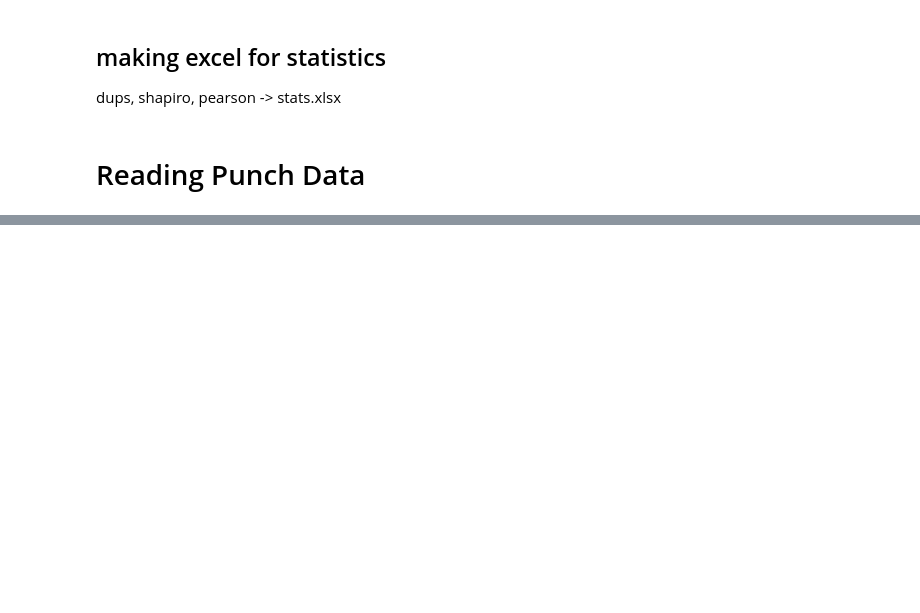
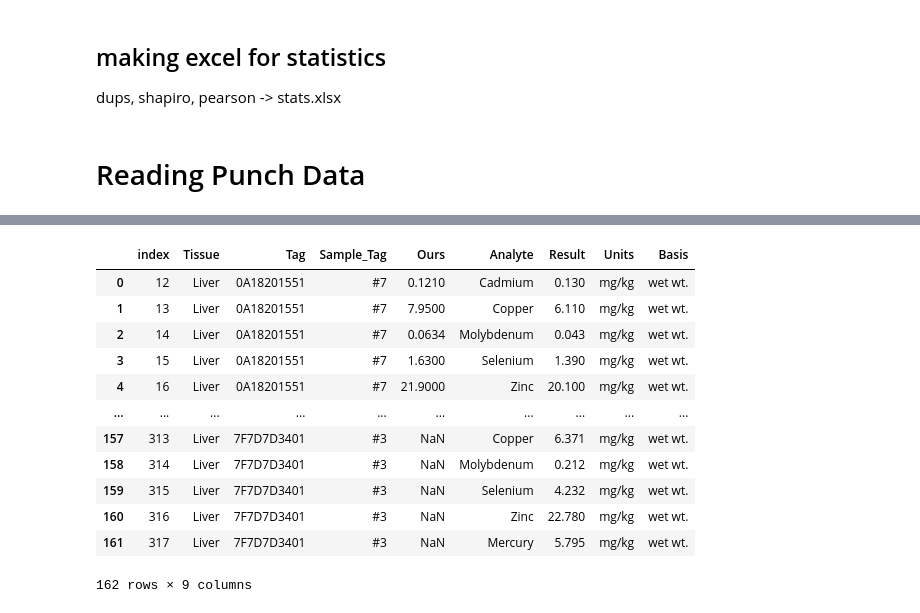
Before and after one commit to amirmtaghizadegan/Sturgeon, a Jupyter notebook: dup.ipynb, the cells around one changed output, grey strips where cells are left out. Saved outputs shown, nothing was run; the diff lists cells and outputs as text; code cells hidden in the pictures; blank space fills up the shorter version.

Commit message:
"add ours column to punch data table"

```diff
--- a/dup.ipynb
+++ b/dup.ipynb
@@ -365,3 +365,24 @@ for i in np.arange(tag_list.shape[0]):
 
 # replacing the results with Sample_Tag column :)
 punch_data["Sample_Tag"] = temp
+
+punch_data = punch_data.loc[(punch_data["Tissue"] == "Liver") | (punch_data["Tissue"] == "Muscle")]
+punch_data = punch_data.loc[:, punch_data.columns[[4, 5, 6, 12, 14, 15, 28]]]
+
+element_ref = np.c_[np.unique(data["Analyte"].to_numpy()[1:]), ["Al", "An", "As", "Ba", "Be", "Bi", "B", "Cd", "Ca", "Ce", "Cr", "Co", "Cu", "Fn", "Pb", "Li", "Mg", "Mn", "Hg", "Mo", "Ni", "P", "K", "Ru", "Se", "Na", "St", "Te", "Ta", "Tin", "Ur", "Va", "Zn", "Zi"]]
+
+elements = [element_ref[i==element_ref[:, 1], 0].item() for i in punch_data["Analyte"]]
+punch_data["Analyte"] = elements
+
+punch_data.replace("Muscle", "MT", inplace=True)
+punch_data.reset_index(inplace=True)
+
+ours = punch_data["Result"].to_numpy("single").copy()
+for i in np.arange(ours.shape[0]):
+    temp = data.loc[(data["Analyte"] == punch_data["Analyte"][i]) & (data["Units"] == "mg/kg wwt"), data.columns.str.contains(punch_data["Tissue"][i]) & data.columns.str.contains(punch_data["Sample_Tag"][i])].to_numpy("single")
+    if temp.shape[1] == 0:
+        ours[i] = None
+    else:
+        ours[i] = temp.item(0)
+
+punch_data.insert(5, column="Ours", value=ours)
@@ -367,0 +392,16 @@ punch_data["Sample_Tag"] = temp
+# %%
+punch_data
+# %% [output]
+|  | index | Tissue | Tag | Sample_Tag | Ours | Analyte | Result | Units | Basis |
+| 0 | 12 | Liver | 0A18201551 | #7 | 0.1210 | Cadmium | 0.130 | mg/kg | wet wt. |
+| 1 | 13 | Liver | 0A18201551 | #7 | 7.9500 | Copper | 6.110 | mg/kg | wet wt. |
+| 2 | 14 | Liver | 0A18201551 | #7 | 0.0634 | Molybdenum | 0.043 | mg/kg | wet wt. |
+| 3 | 15 | Liver | 0A18201551 | #7 | 1.6300 | Selenium | 1.390 | mg/kg | wet wt. |
+| 4 | 16 | Liver | 0A18201551 | #7 | 21.9000 | Zinc | 20.100 | mg/kg | wet wt. |
+| ... | ... | ... | ... | ... | ... | ... | ... | ... | ... |
+| 157 | 313 | Liver | 7F7D7D3401 | #3 | NaN | Copper | 6.371 | mg/kg | wet wt. |
+| 158 | 314 | Liver | 7F7D7D3401 | #3 | NaN | Molybdenum | 0.212 | mg/kg | wet wt. |
+| 159 | 315 | Liver | 7F7D7D3401 | #3 | NaN | Selenium | 4.232 | mg/kg | wet wt. |
+| 160 | 316 | Liver | 7F7D7D3401 | #3 | NaN | Zinc | 22.780 | mg/kg | wet wt. |
+| 161 | 317 | Liver | 7F7D7D3401 | #3 | NaN | Mercury | 5.795 | mg/kg | wet wt. |
+162 rows × 9 columns
```
Also changed, not shown: parts of 1 cell of this notebook, 4 other files.
